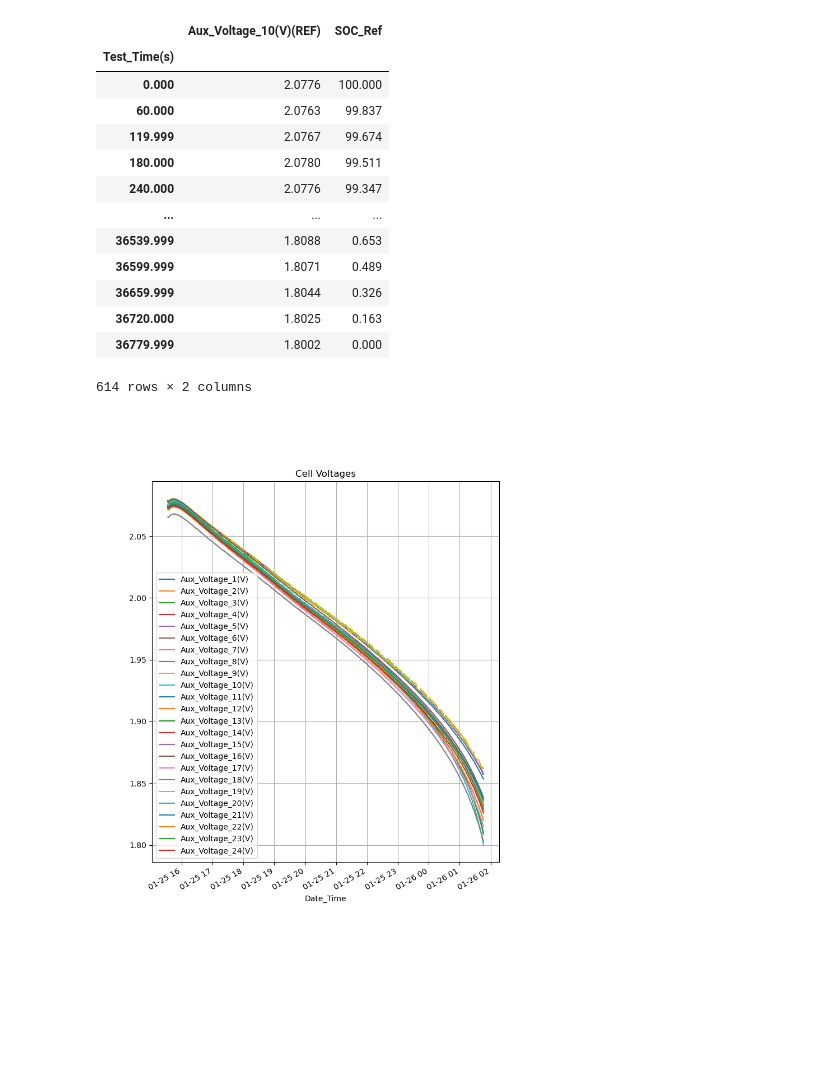
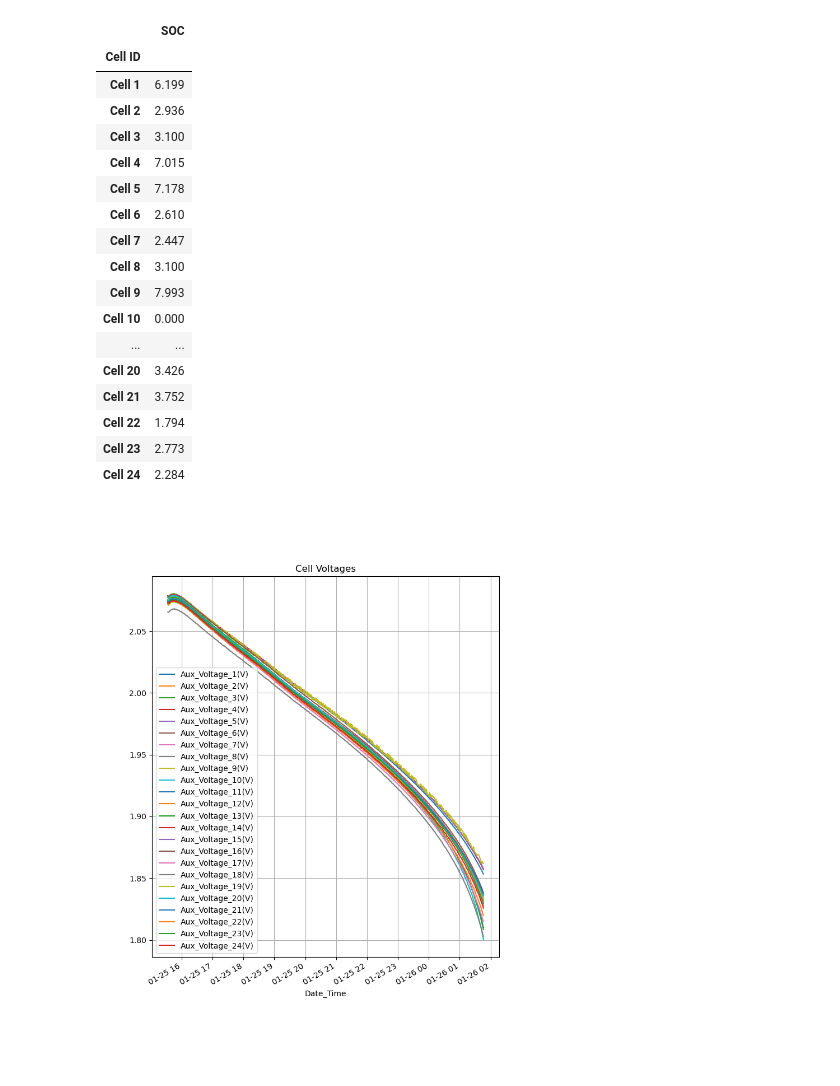
Before and after one commit to PhilHem/PyBatPredictor, a Jupyter notebook: Notebook.ipynb, the cells around one changed output. Cells and saved outputs as stored; diff of their text form; code cells hidden in the pictures; blank space fills up the shorter version.

```diff
--- a/Notebook.ipynb
+++ b/Notebook.ipynb
@@ -20,22 +20,26 @@ dfx2 = dfx
 # %%
 df1 = isolate_step_index_in_timeinterval(dfx, "2021-01-22","2021-01-28",13)
 df1 = trim_to_cutoff_voltage(df1,1.8)
 plot_cell_voltages(df1)
-get_smallest_voltage_cell(df1)
 get_SOC_reference(df1)
+get_final_SOC(df1)
 # %% [output]
-|  | Aux_Voltage_10(V)(REF) | SOC_Ref |
-| Test_Time(s) |  |  |
-| 0.000 | 2.0776 | 100.000 |
-| 60.000 | 2.0763 | 99.837 |
-| 119.999 | 2.0767 | 99.674 |
-| 180.000 | 2.0780 | 99.511 |
-| 240.000 | 2.0776 | 99.347 |
-| ... | ... | ... |
-| 36539.999 | 1.8088 | 0.653 |
-| 36599.999 | 1.8071 | 0.489 |
-| 36659.999 | 1.8044 | 0.326 |
-| 36720.000 | 1.8025 | 0.163 |
-| 36779.999 | 1.8002 | 0.000 |
+|  | SOC |
+| Cell ID |  |
+| Cell 1 | 6.199 |
+| Cell 2 | 2.936 |
+| Cell 3 | 3.100 |
+| Cell 4 | 7.015 |
+| Cell 5 | 7.178 |
+| Cell 6 | 2.610 |
+| Cell 7 | 2.447 |
+| Cell 8 | 3.100 |
+| Cell 9 | 7.993 |
+| Cell 10 | 0.000 |
+| ... | ... |
+| Cell 20 | 3.426 |
+| Cell 21 | 3.752 |
+| Cell 22 | 1.794 |
+| Cell 23 | 2.773 |
+| Cell 24 | 2.284 |
-614 rows × 2 columns
 [figure]
```
Also changed, not shown: 1 other file.
